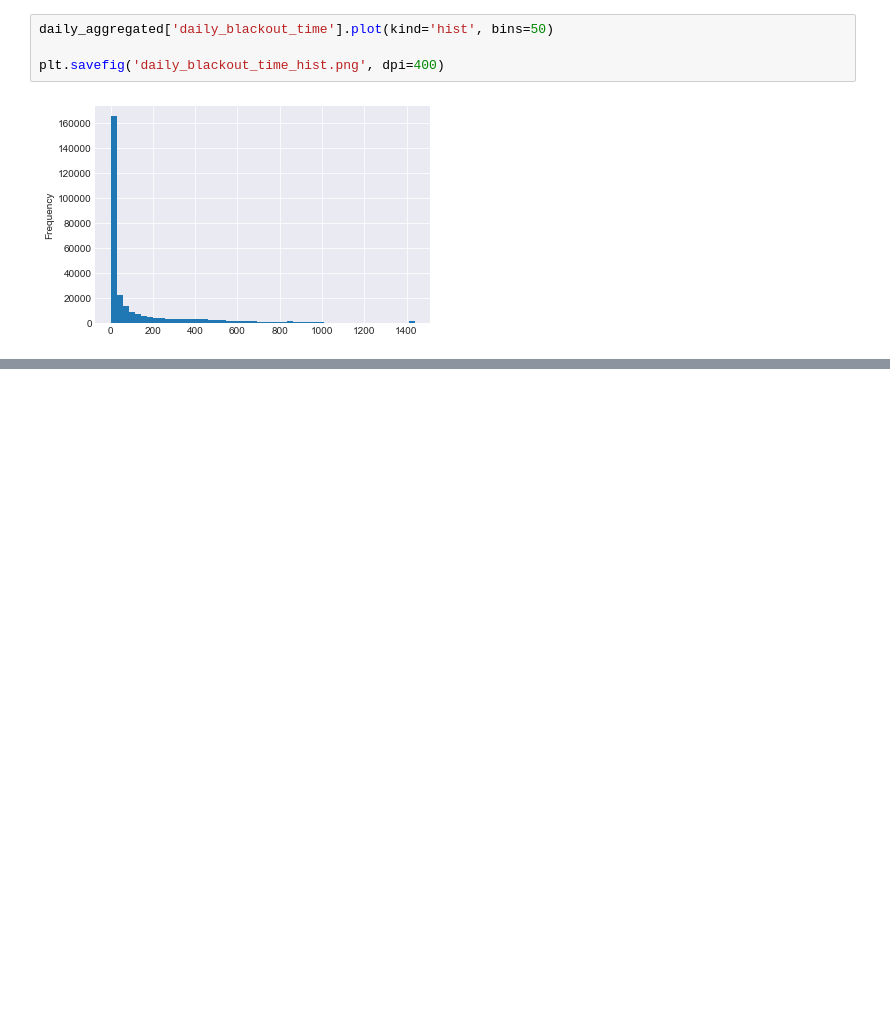
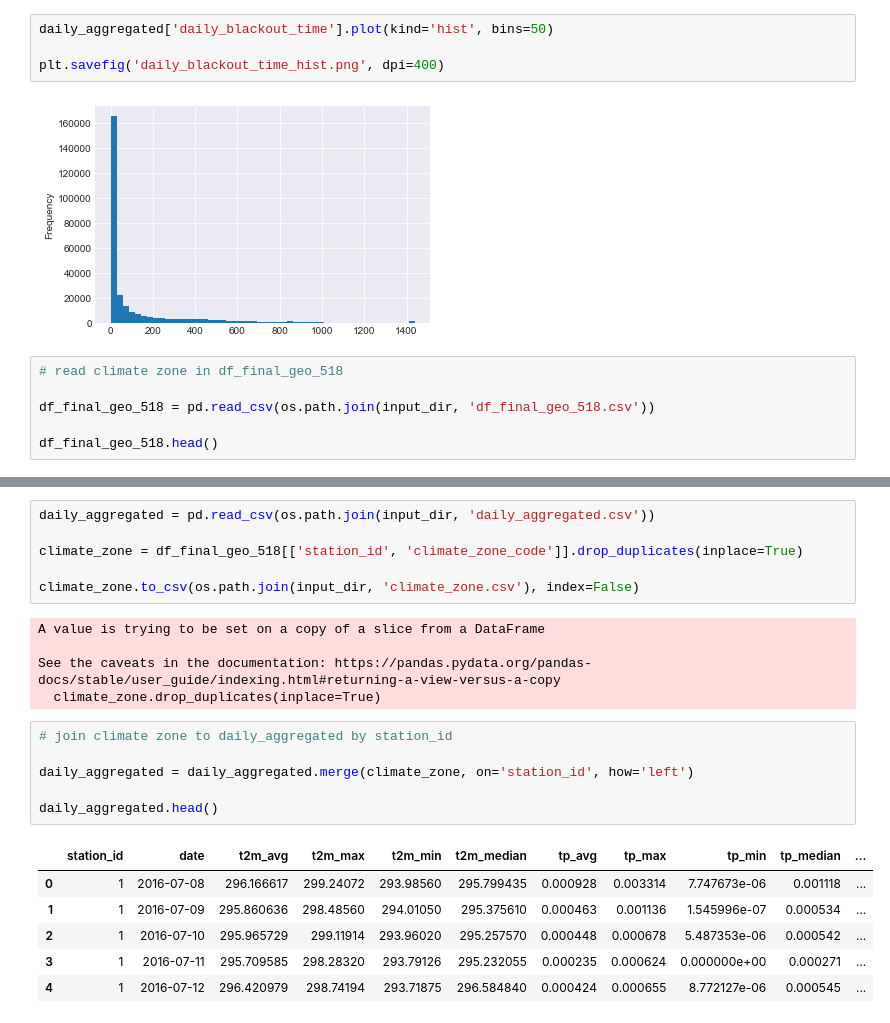
Before and after one commit to jesuslovesyiyi/Resilient_energy_network, a Jupyter notebook: data_preparation/current/12_Aggregate_Daily.ipynb, the cells around one changed output, grey strips where cells are left out. Drawn from its saved outputs; the diff is of its cells as text; blank space fills up the shorter version.

```diff
--- a/data_preparation/current/12_Aggregate_Daily.ipynb
+++ b/data_preparation/current/12_Aggregate_Daily.ipynb
@@ -176,3 +235,9 @@ daily_aggregated['daily_blackout_time'].plot(kind='hist', bins=50)
 plt.savefig('daily_blackout_time_hist.png', dpi=400)
 # %% [output]
 [figure]
+# %%
+# read climate zone in df_final_geo_518
+
+df_final_geo_518 = pd.read_csv(os.path.join(input_dir, 'df_final_geo_518.csv'))
+
+df_final_geo_518.head()
@@ -178,0 +251,24 @@ plt.savefig('daily_blackout_time_hist.png', dpi=400)
+# %%
+daily_aggregated = pd.read_csv(os.path.join(input_dir, 'daily_aggregated.csv'))
+
+climate_zone = df_final_geo_518[['station_id', 'climate_zone_code']].drop_duplicates(inplace=True)
+
+climate_zone.to_csv(os.path.join(input_dir, 'climate_zone.csv'), index=False)
+# %% [output]
+A value is trying to be set on a copy of a slice from a DataFrame
+
+See the caveats in the documentation: https://pandas.pydata.org/pandas-docs/stable/user_guide/indexing.html#returning-a-view-versus-a-copy
+  climate_zone.drop_duplicates(inplace=True)
+# %%
+# join climate zone to daily_aggregated by station_id
+
+daily_aggregated = daily_aggregated.merge(climate_zone, on='station_id', how='left')
+
+daily_aggregated.head()
+# %% [output]
+|  | station_id | date | t2m_avg | t2m_max | t2m_min | t2m_median | tp_avg | tp_max | tp_min | tp_median | ... |
+| 0 | 1 | 2016-07-08 | 296.166617 | 299.24072 | 293.98560 | 295.799435 | 0.000928 | 0.003314 | 7.747673e-06 | 0.001118 | ... |
+| 1 | 1 | 2016-07-09 | 295.860636 | 298.48560 | 294.01050 | 295.375610 | 0.000463 | 0.001136 | 1.545996e-07 | 0.000534 | ... |
+| 2 | 1 | 2016-07-10 | 295.965729 | 299.11914 | 293.96020 | 295.257570 | 0.000448 | 0.000678 | 5.487353e-06 | 0.000542 | ... |
+| 3 | 1 | 2016-07-11 | 295.709585 | 298.28320 | 293.79126 | 295.232055 | 0.000235 | 0.000624 | 0.000000e+00 | 0.000271 | ... |
+| 4 | 1 | 2016-07-12 | 296.420979 | 298.74194 | 293.71875 | 296.584840 | 0.000424 | 0.000655 | 8.772127e-06 | 0.000545 | ... |
```
Also changed, not shown: parts of 14 cells of this notebook, 1 other file.
